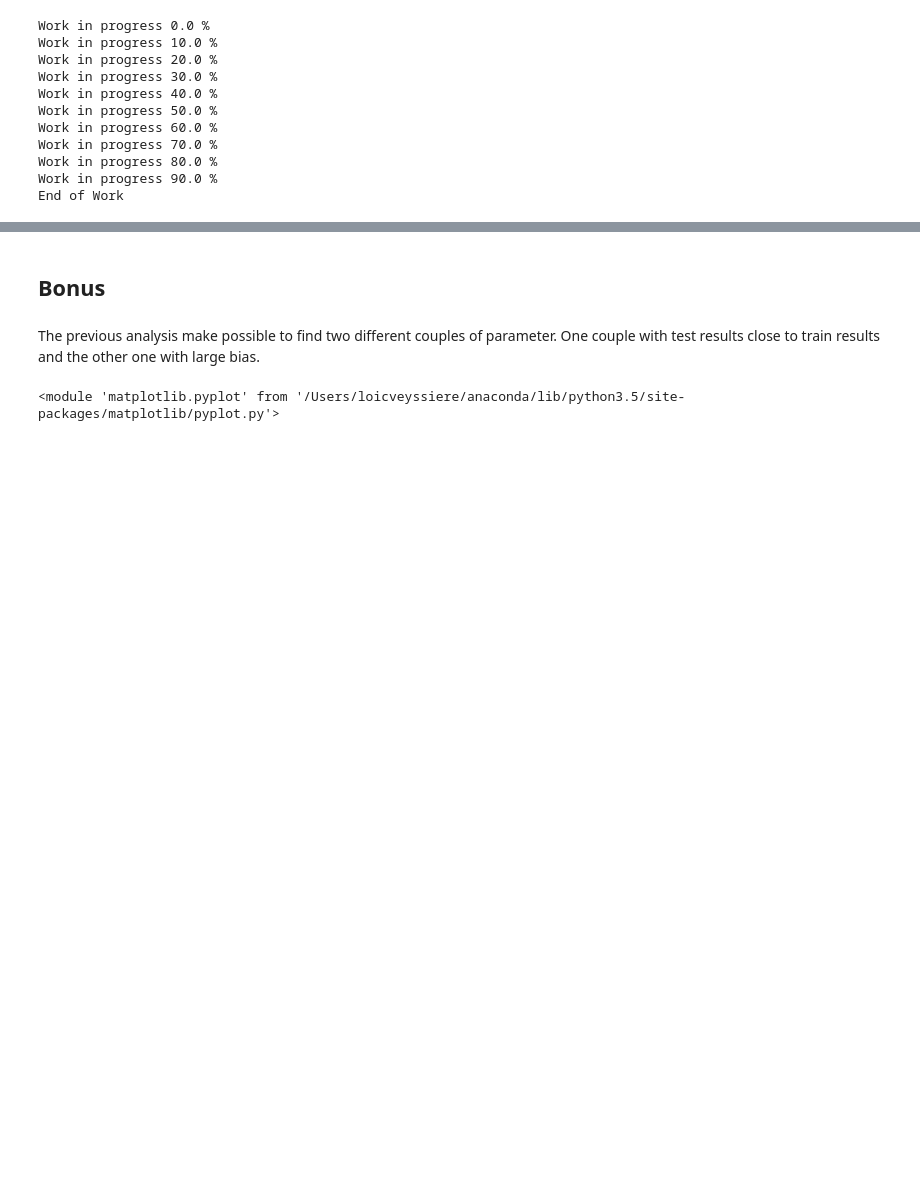
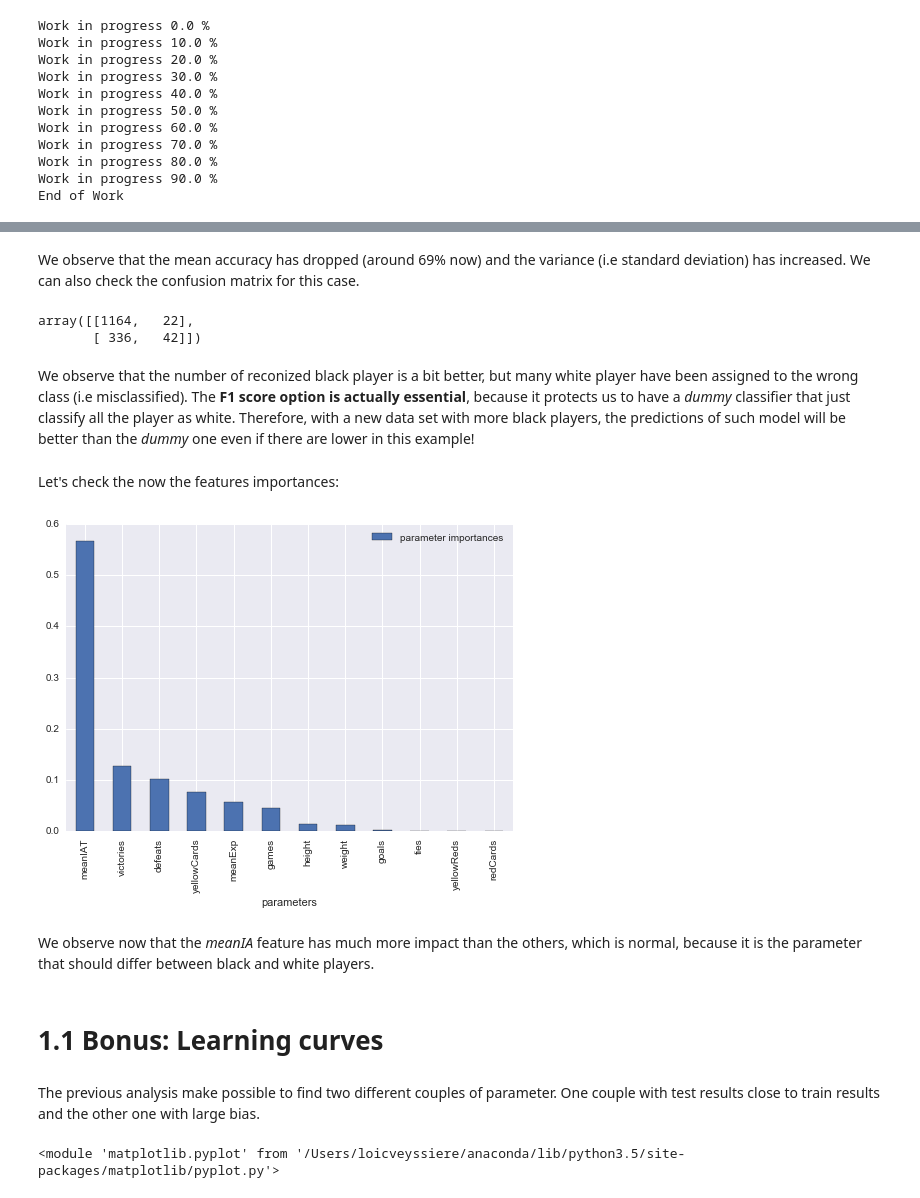
Before and after one commit to Rivollet/ADAHomework, a Jupyter notebook: 04 - Applied ML/HW4 - Applied Machine Learning.ipynb, the cells around one changed output, grey strips where cells are left out. Cells and saved outputs as stored; diff of their text form; code cells hidden in the pictures; blank space fills up the shorter version.

```diff
--- a/04 - Applied ML/HW4 - Applied Machine Learning.ipynb
+++ b/04 - Applied ML/HW4 - Applied Machine Learning.ipynb
@@ -541,0 +561,7 @@ We observe a deterioration of the results (between 0.66 and 0.74). Indeed we pre
+# %%
+parameters = ['height', 'weight', 'games', 'victories', 'ties', 'defeats', 'goals', 'yellowCards', 'yellowReds', 'redCards', 'meanIAT', 'meanExp']
+X, y, y_pred, classifier = random_forest_predict(df_players, parameters)
+
+warnings.filterwarnings('ignore')
+cross_validation = cross_val_score(classifier, X, y, cv=20, scoring='f1_weighted')
+pd.Series(cross_validation).describe()
@@ -542,5 +578,25 @@ We observe a deterioration of the results (between 0.66 and 0.74). Indeed we pre
+# %% [markdown]
+We observe that the mean accuracy has dropped (around 69% now) and the variance (i.e standard deviation) has increased. We can also check the confusion matrix for this case.
+# %%
+metrics.confusion_matrix(y, y_pred)
+# %% [output]
+array([[1164,   22],
+       [ 336,   42]])
+# %% [markdown]
+We observe that the number of reconized black player is a bit better, but many white player have been assigned to the wrong class (i.e misclassified). The **F1 score option is actually essential**, because it protects us to have a *dummy* classifier that just classify all the player as white. Therefore, with a new data set with more black players, the predictions of such model will be better than the *dummy* one even if there are lower in this example!
+# %% [markdown]
+Let's check the now the features importances:
+# %%
+df_parameters_importances = pd.DataFrame({"parameters": parameters, "parameter importances": classifier.feature_importances_})
+df_parameters_importances = df_parameters_importances.set_index("parameters")
+df_parameters_importances = df_parameters_importances.sort_values("parameter importances", ascending=False)
+df_parameters_importances.plot(kind="bar");
+# %% [output]
+[figure, added]
+# %% [markdown]
+We observe now that the *meanIA* feature has much more impact than the others, which is normal, because it is the parameter that should differ between black and white players.
 # %% [markdown]
-## Bonus
+# 1.1 Bonus: Learning curves
 # %% [markdown]
 The previous analysis make possible to find two different couples of parameter. One couple with test results close to train results and the other one with large bias.
 # %%
```
Also changed, not shown: parts of 63 cells of this notebook.
